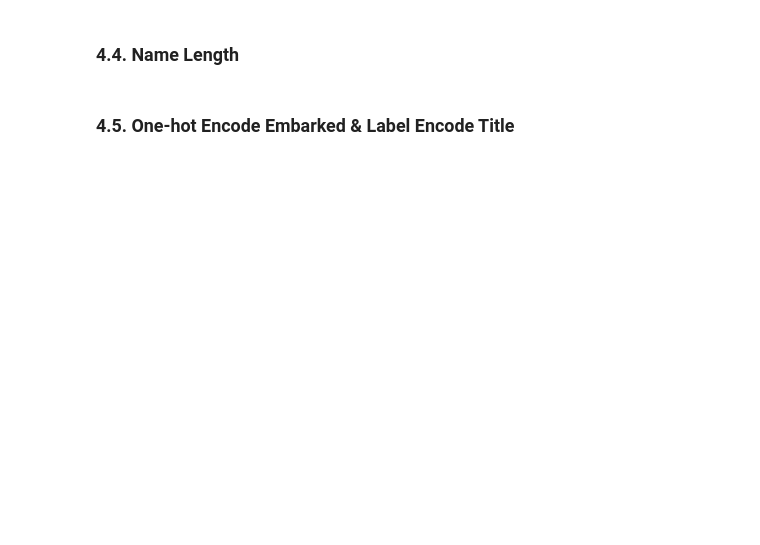
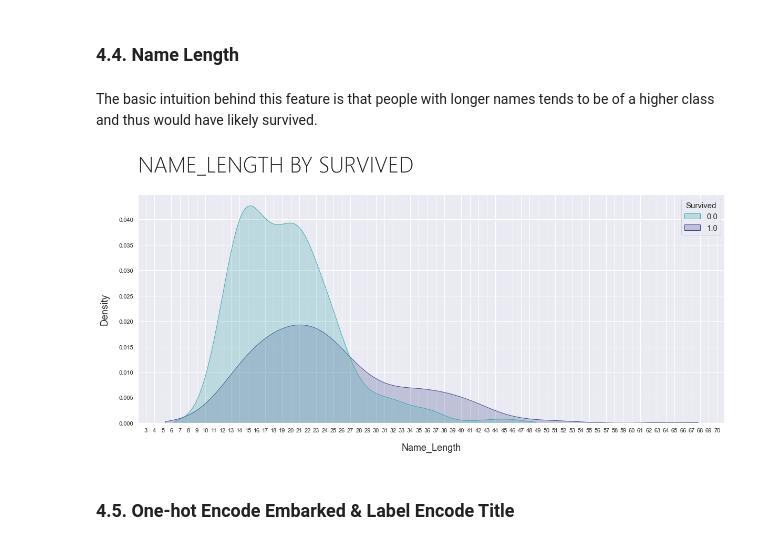
Before and after one commit to mathanssen/titanic, a Jupyter notebook: notebook/Titanic.ipynb, the cells around one changed output. Drawn from its saved outputs; the diff is of its cells as text; code cells hidden in the pictures; blank space fills up the shorter version.

```diff
--- a/notebook/Titanic.ipynb
+++ b/notebook/Titanic.ipynb
@@ -403,16 +515,20 @@ c2.fig.suptitle("COUNT BY TITLE AGGREGATED", x=0.04, y=1.12, ha='left',
 # %% [markdown]
 ### 4.4. Name Length
+# %% [markdown]
+The basic intuition behind this feature is that people with longer names tends to be of a higher class and thus would have likely survived.
 # %%
 full_df["Name_Length"] = full_df.Name.str.replace("[^a-zA-Z]", "").str.len()
 
 fig, ax = plt.subplots(ncols=1, figsize=(20,8))
 kde = sns.kdeplot(x="Name_Length", data=full_df[:train_shape[0]], cut=True,
                   hue="Survived", fill=True, ax=ax, palette="mako_r")
 
 kde.xaxis.set_major_locator(ticker.MultipleLocator(1))
 kde.xaxis.set_major_formatter(ticker.ScalarFormatter())
 
 fig.suptitle("NAME_LENGTH BY SURVIVED", x=0.125, y=1.01, ha='left',
-             fontweight=100, fontfamily='Lato', size=42);
+             fontweight=100, fontfamily='Segoe UI', size=42);
+# %% [output]
+[figure, added]
 # %% [markdown]
 ### 4.5. One-hot Encode Embarked & Label Encode Title
```
Also changed, not shown: parts of 116 cells of this notebook, 1 other file.
